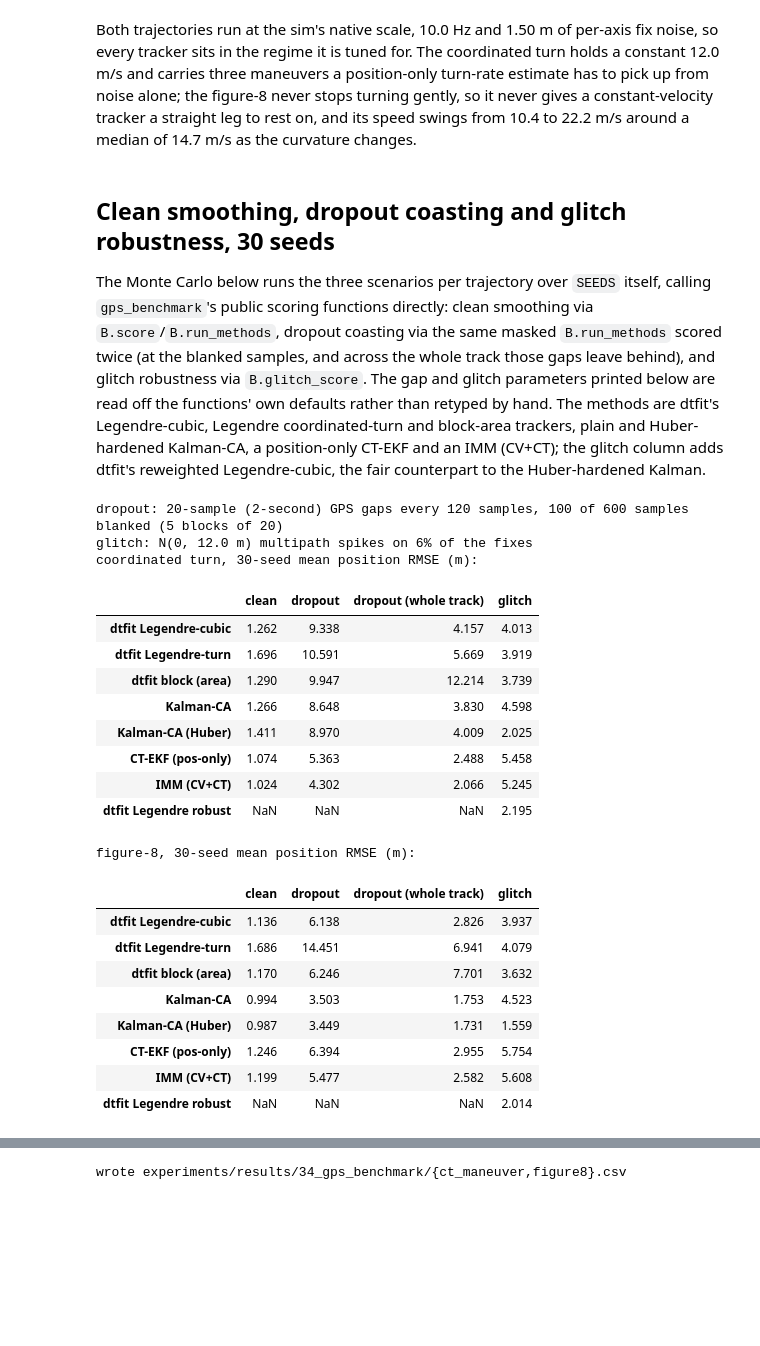
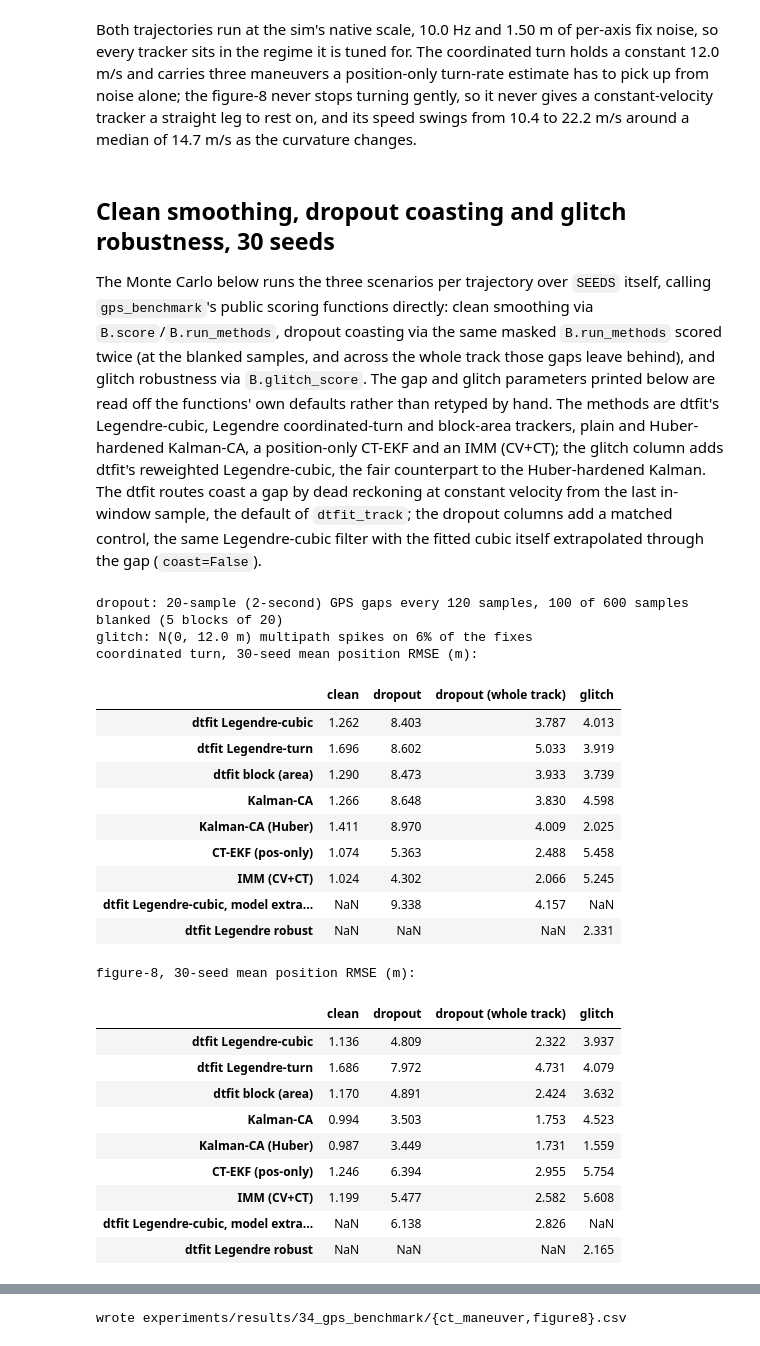
Before and after one commit to ringavirda/science-nonline, a Jupyter notebook: packages/dtfit-experimental/experiments/realdata/34_gps_benchmark.ipynb, the cells around one changed output, grey strips where cells are left out. Cells and saved outputs as stored; diff of their text form; code cells hidden in the pictures; blank space fills up the shorter version.

```diff
--- a/packages/dtfit-experimental/experiments/realdata/34_gps_benchmark.ipynb
+++ b/packages/dtfit-experimental/experiments/realdata/34_gps_benchmark.ipynb
@@ -113,7 +125,11 @@ the functions' own defaults rather than retyped by hand. The methods are
 dtfit's Legendre-cubic, Legendre coordinated-turn and block-area trackers,
 plain and Huber-hardened Kalman-CA, a position-only CT-EKF and an IMM
 (CV+CT); the glitch column adds dtfit's reweighted Legendre-cubic, the fair
-counterpart to the Huber-hardened Kalman.
+counterpart to the Huber-hardened Kalman. The dtfit routes coast a gap by
+dead reckoning at constant velocity from the last in-window sample, the
+default of `dtfit_track`; the dropout columns add a matched control, the
+same Legendre-cubic filter with the fitted cubic itself extrapolated through
+the gap (`coast=False`).
 # %%
 GAP = inspect.signature(B.dropout_score).parameters["gap"].default
 PERIOD = inspect.signature(B._gap_mask).parameters["period"].default
@@ -124,6 +140,9 @@ print(f"dropout: {GAP}-sample ({GAP / 10:.0f}-second) GPS gaps every "
       f"{PERIOD} samples, {n_blank} of {B.N} samples blanked "
       f"({n_blank // GAP} blocks of {GAP})")
 print(f"glitch: N(0, {MAG} m) multipath spikes on {FRAC:.0%} of the fixes")
+
+
+CONTROL = "dtfit Legendre-cubic, model extrapolated"
 
 
 def scenario_table(bench_fn):
@@ -143,52 +162,57 @@ def scenario_table(bench_fn):
 
         gap_mask = B._gap_mask(len(t), GAP, PERIOD)
         gapped = meas.copy()
         gapped[gap_mask] = np.nan
         base = np.ones(len(t), bool)
         base[:B.WARM] = False
-        for nm, est in B.run_methods(t, gapped).items():
+        gapped_tracks = B.run_methods(t, gapped)
+        gapped_tracks[CONTROL] = B.G.dtfit_track(t, gapped, (1,), kind="legendre",
+                                                 model="poly", coast=False)[0]
+        for nm, est in gapped_tracks.items():
             add(nm, "dropout", B._pos_rmse(est, truth, gap_mask))
             add(nm, "dropout (whole track)", B._pos_rmse(est, truth, base))
 
         for nm, v in B.glitch_score(t, truth, meas, seed=sd).items():
             add(nm, "glitch", v)
 
     methods = list(acc)
     cols = ("clean", "dropout", "dropout (whole track)", "glitch")
     return pd.DataFrame(
         {c: [float(np.mean(acc[m][c])) if c in acc[m] else float("nan") for m in methods]
          for c in cols}, index=methods)
 
 
 ct_maneuver = scenario_table(B.ct_benchmark)
 figure8 = scenario_table(B.figure8_benchmark)
 print("coordinated turn, 30-seed mean position RMSE (m):")
 display(ct_maneuver.round(3))
 print("figure-8, 30-seed mean position RMSE (m):")
 display(figure8.round(3))
 # %% [output]
 dropout: 20-sample (2-second) GPS gaps every 120 samples, 100 of 600 samples blanked (5 blocks of 20)
 glitch: N(0, 12.0 m) multipath spikes on 6% of the fixes
 coordinated turn, 30-seed mean position RMSE (m):
 |  | clean | dropout | dropout (whole track) | glitch |
-| dtfit Legendre-cubic | 1.262 | 9.338 | 4.157 | 4.013 |
-| dtfit Legendre-turn | 1.696 | 10.591 | 5.669 | 3.919 |
-| dtfit block (area) | 1.290 | 9.947 | 12.214 | 3.739 |
+| dtfit Legendre-cubic | 1.262 | 8.403 | 3.787 | 4.013 |
+| dtfit Legendre-turn | 1.696 | 8.602 | 5.033 | 3.919 |
+| dtfit block (area) | 1.290 | 8.473 | 3.933 | 3.739 |
 | Kalman-CA | 1.266 | 8.648 | 3.830 | 4.598 |
 | Kalman-CA (Huber) | 1.411 | 8.970 | 4.009 | 2.025 |
 | CT-EKF (pos-only) | 1.074 | 5.363 | 2.488 | 5.458 |
 | IMM (CV+CT) | 1.024 | 4.302 | 2.066 | 5.245 |
-| dtfit Legendre robust | NaN | NaN | NaN | 2.195 |
+| dtfit Legendre-cubic, model extra... | NaN | 9.338 | 4.157 | NaN |
+| dtfit Legendre robust | NaN | NaN | NaN | 2.331 |
 figure-8, 30-seed mean position RMSE (m):
 |  | clean | dropout | dropout (whole track) | glitch |
-| dtfit Legendre-cubic | 1.136 | 6.138 | 2.826 | 3.937 |
-| dtfit Legendre-turn | 1.686 | 14.451 | 6.941 | 4.079 |
-| dtfit block (area) | 1.170 | 6.246 | 7.701 | 3.632 |
+| dtfit Legendre-cubic | 1.136 | 4.809 | 2.322 | 3.937 |
+| dtfit Legendre-turn | 1.686 | 7.972 | 4.731 | 4.079 |
+| dtfit block (area) | 1.170 | 4.891 | 2.424 | 3.632 |
 | Kalman-CA | 0.994 | 3.503 | 1.753 | 4.523 |
 | Kalman-CA (Huber) | 0.987 | 3.449 | 1.731 | 1.559 |
 | CT-EKF (pos-only) | 1.246 | 6.394 | 2.955 | 5.754 |
 | IMM (CV+CT) | 1.199 | 5.477 | 2.582 | 5.608 |
-| dtfit Legendre robust | NaN | NaN | NaN | 2.014 |
+| dtfit Legendre-cubic, model extra... | NaN | 6.138 | 2.826 | NaN |
+| dtfit Legendre robust | NaN | NaN | NaN | 2.165 |
 # %% [markdown]
 On the coordinated turn Kalman-CA and dtfit's cubic tie on clean
 smoothing (1.27 and 1.26 m), and the maneuver-aware CT-EKF and IMM lead outright
```
Also changed, not shown: parts of 15 cells of this notebook, 10 other files.
